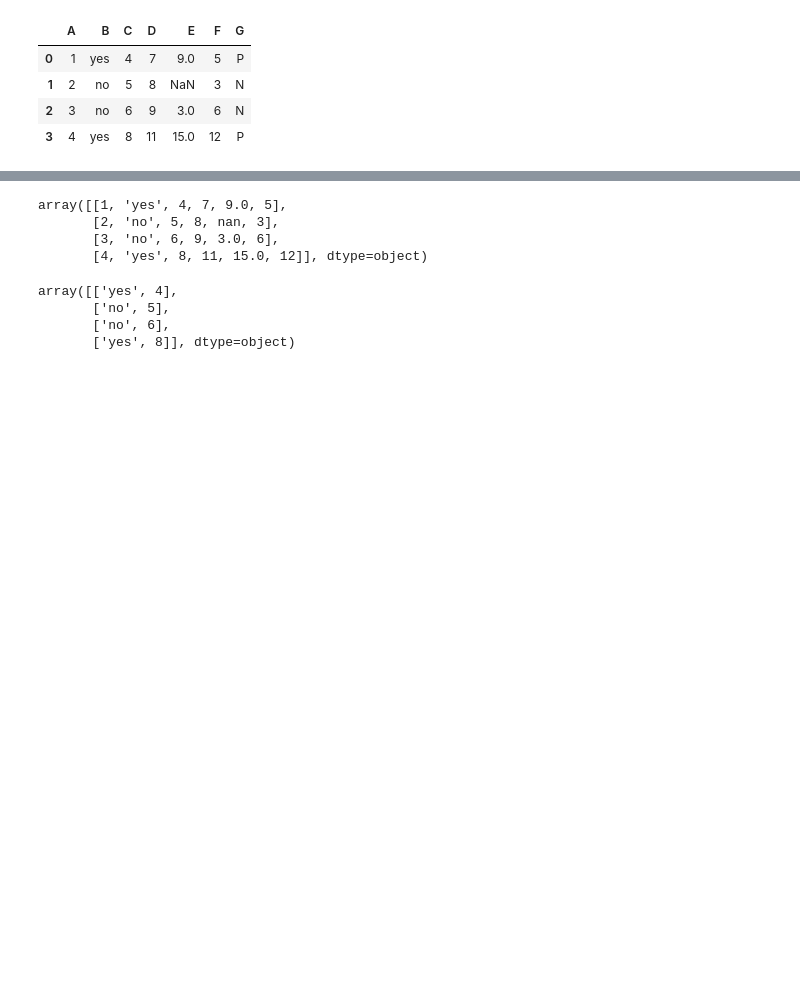
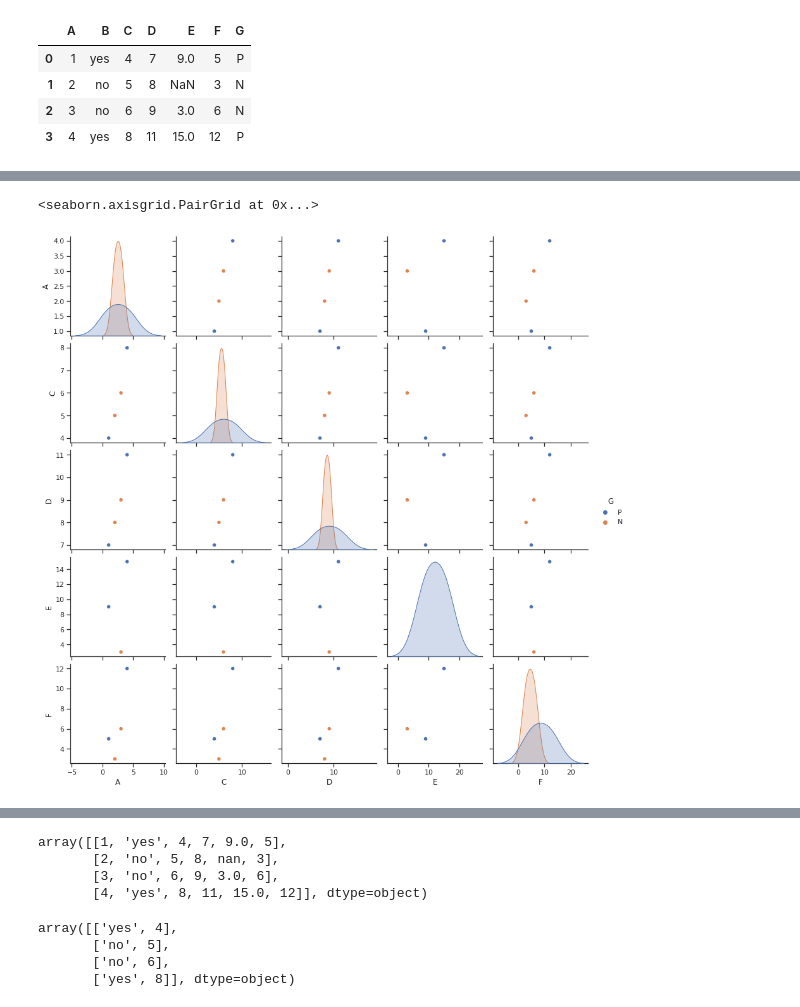
Before and after one commit to ekramasif/Basic-Machine-Learning, a Jupyter notebook: Extraa/PracticeML.ipynb, the cells around one changed output, grey strips where cells are left out. Drawn from its saved outputs; the diff is of its cells as text; code cells hidden in the pictures; blank space fills up the shorter version.

```diff
--- a/Extraa/PracticeML.ipynb
+++ b/Extraa/PracticeML.ipynb
@@ -22,0 +40,6 @@ df
+# %%
+sns.set_theme(style="ticks")
+sns.pairplot(df, hue="G")
+# %% [output]
+<seaborn.axisgrid.PairGrid at 0x...>
+[figure, added]
```
Also changed, not shown: parts of 6 cells of this notebook.
